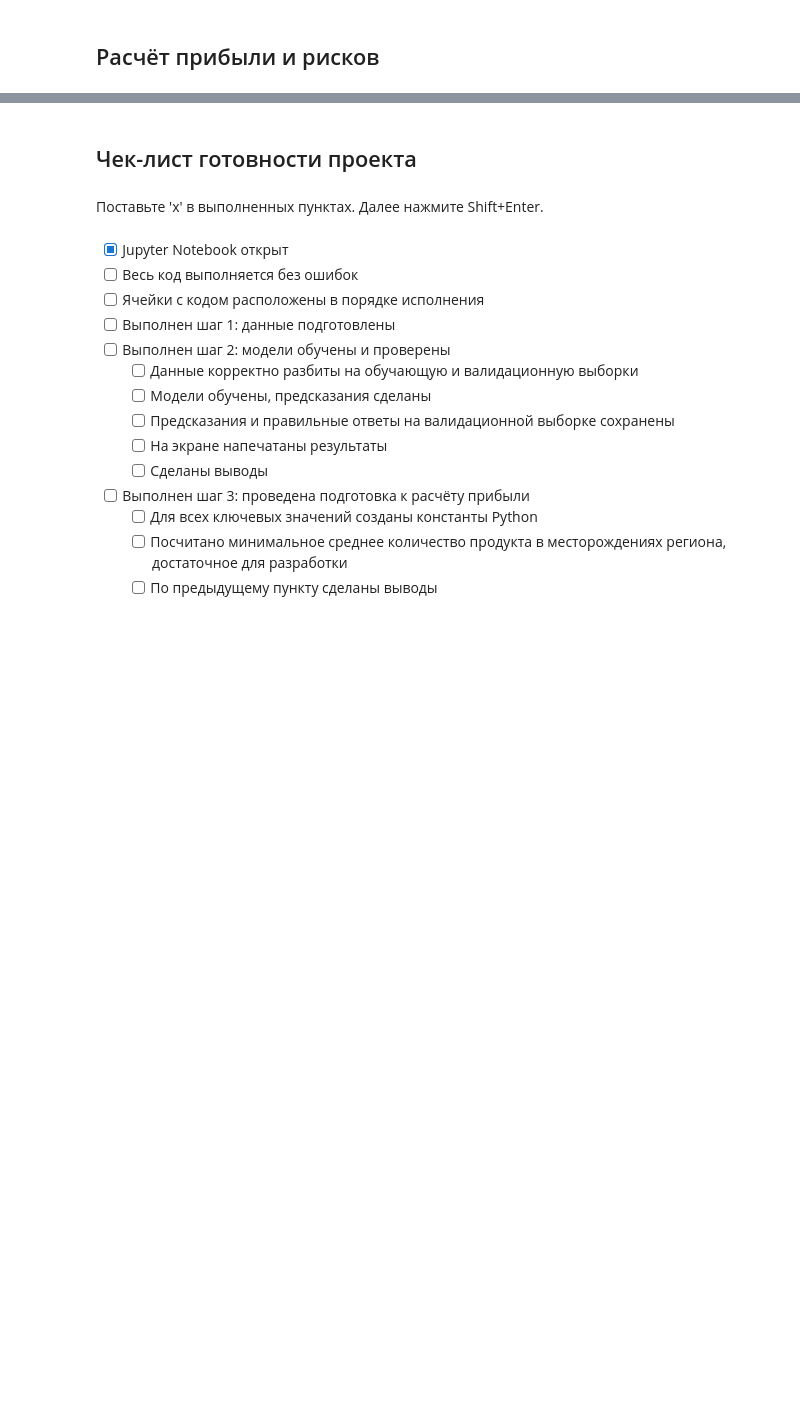
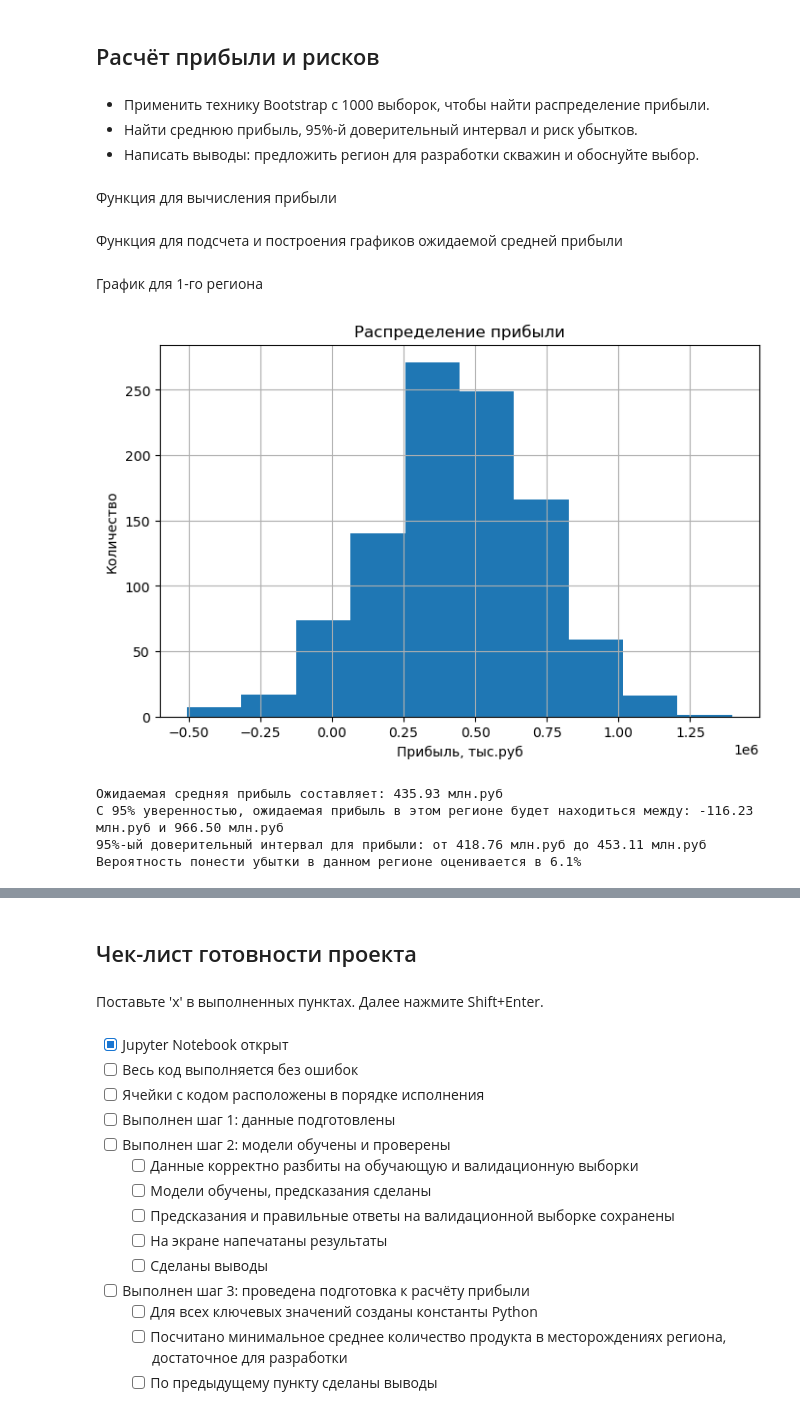
Before and after one commit to butuzovzeleboba/Choosing-a-location-for-a-well, a Jupyter notebook: Choosing a location for a well.ipynb, the cells around one changed output, grey strips where cells are left out. Cells and saved outputs as stored; diff of their text form; code cells hidden in the pictures; blank space fills up the shorter version.

```diff
--- a/Choosing a location for a well.ipynb
+++ b/Choosing a location for a well.ipynb
@@ -379,2 +439,60 @@ volume_received(geo_data_2, product_mean_2, i)
 # %% [markdown]
 ## Расчёт прибыли и рисков
+# %% [markdown]
+- Применить технику Bootstrap с 1000 выборок, чтобы найти распределение прибыли.
+- Найти среднюю прибыль, 95%-й доверительный интервал и риск убытков.
+- Написать выводы: предложить регион для разработки скважин и обоснуйте выбор.
+# %% [markdown]
+Функция для вычисления прибыли
+# %%
+def profit_for_vp2(predict, target, count):
+    probs_sorted = pd.Series(predict).sort_values(ascending=False)
+    selected_points = target[probs_sorted.index][:count]
+    product = selected_points.sum()
+    revenue = product * 450
+    return revenue - 10000000
+# %% [markdown]
+Функция для подсчета и построения графиков ожидаемой средней прибыли
+# %%
+def profit_distribution(target, predict):
+    values = []
+    count = 0
+    state = np.random.RandomState(12345)
+    predict_e = pd.Series(predict, index=target.index)
+
+    for _ in range(1000):
+        target_subsample = target.sample(n=500, replace=True, random_state=state)
+        probs_subsample = predict_e[target_subsample.index]
+        values.append(profit_for_vp2(probs_subsample, target_subsample, 200))
+
+    for i in values:
+        if i < 0:
+            count += 1
+
+    values = pd.Series(values)
+    mean = values.mean()
+    confidence_interval = st.t.interval(0.95, len(values) - 1, mean, values.sem())
+
+    plt.title('Распределение прибыли')
+    values.plot(kind="hist", grid=True, figsize=(8, 5))
+    plt.xlabel('Прибыль, тыс.руб')
+    plt.ylabel('Количество')
+    plt.show()
+
+    low_95 = values.quantile(0.025)
+    high_95 = values.quantile(0.975)
+
+    print("Ожидаемая средняя прибыль составляет: {:.2f} млн.руб".format(mean / 1000))
+    print('С 95% уверенностью, ожидаемая прибыль в этом регионе будет находиться между: {:.2f} млн.руб и {:.2f} млн.руб'.format((low_95 / 1000), (high_95 / 1000)))
+    print("95%-ый доверительный интервал для прибыли: от {:.2f} млн.руб до {:.2f} млн.руб".format((confidence_interval[0] / 1000), (confidence_interval[1] / 1000)))
+    print('Вероятность понести убытки в данном регионе оценивается в {:.1%}'.format(count / 1000))
+# %% [markdown]
+График для 1-го региона
+# %%
+profit_distribution(targets_valid[0], predict_valid[0])
+# %% [output]
+[figure, added]
+Ожидаемая средняя прибыль составляет: 435.93 млн.руб
+С 95% уверенностью, ожидаемая прибыль в этом регионе будет находиться между: -116.23 млн.руб и 966.50 млн.руб
+95%-ый доверительный интервал для прибыли: от 418.76 млн.руб до 453.11 млн.руб
+Вероятность понести убытки в данном регионе оценивается в 6.1%
```
Also changed, not shown: parts of 32 cells of this notebook.
